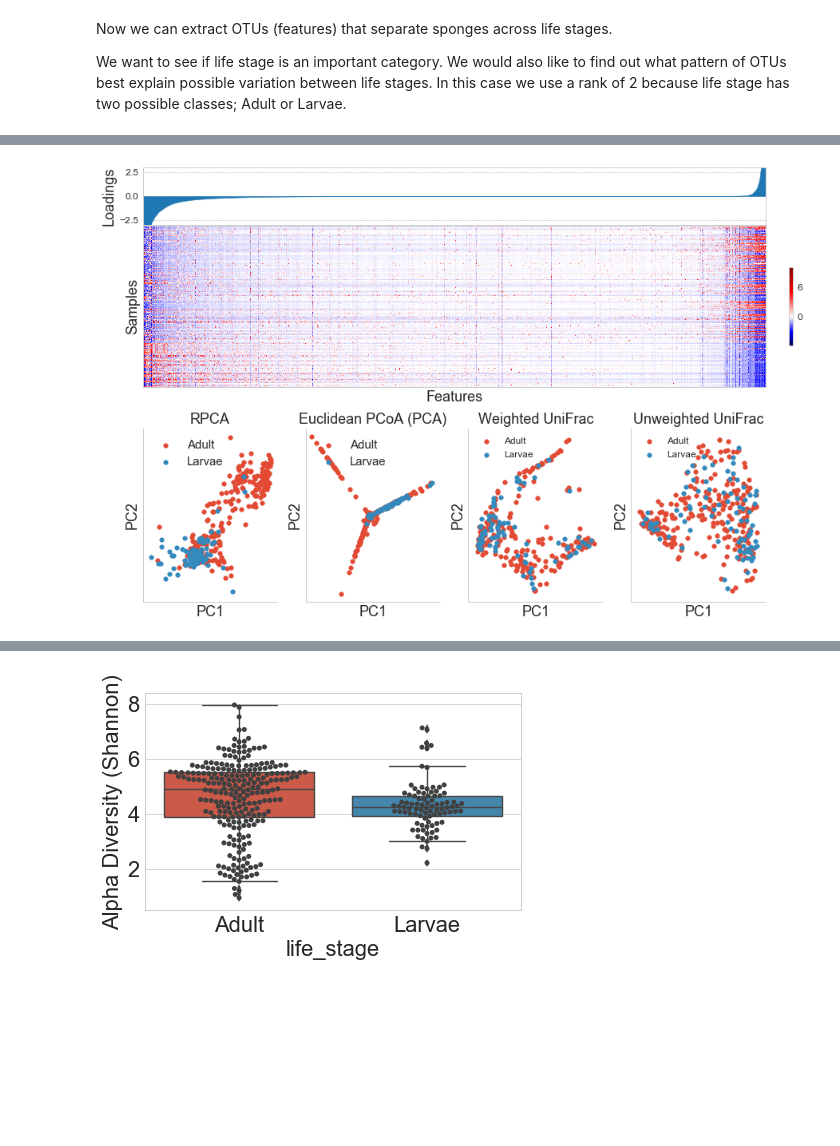
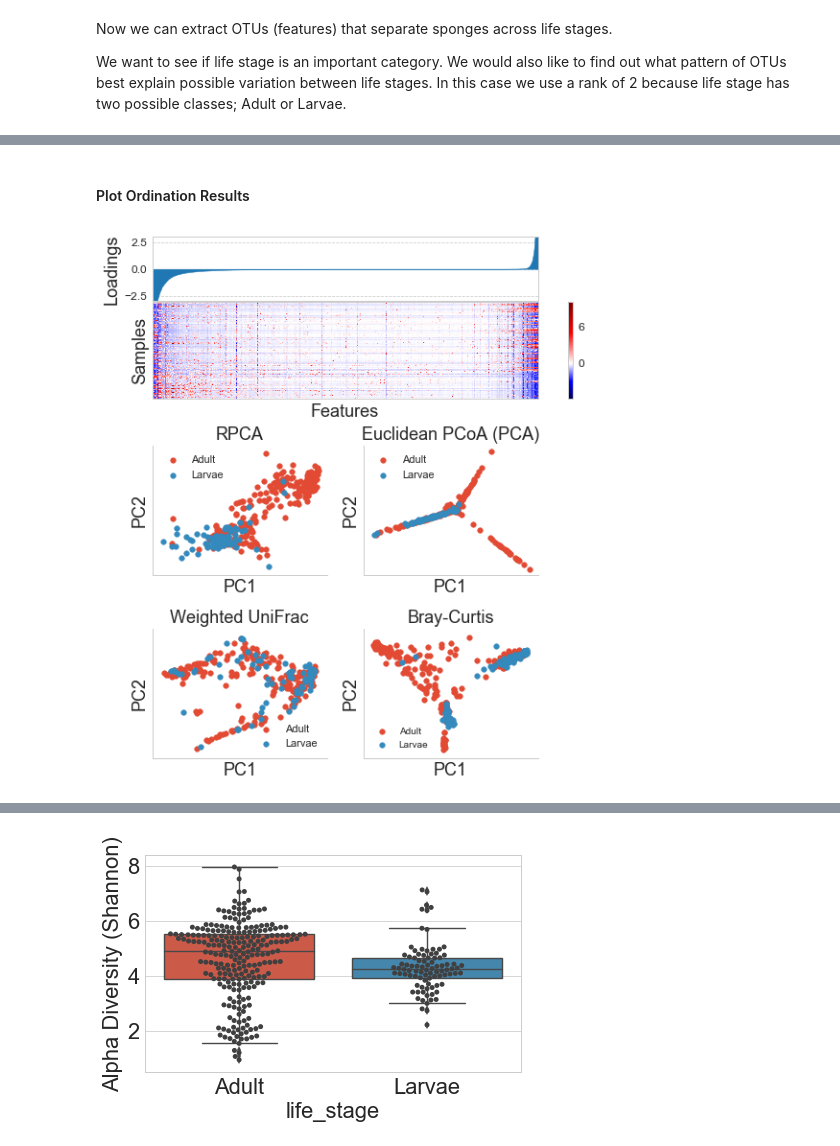
Before and after one commit to biocore/DEICODE, a Jupyter notebook: Examples/sponge_biom.ipynb, the cells around one changed output, grey strips where cells are left out. Cells and saved outputs as stored; diff of their text form; code cells hidden in the pictures; blank space fills up the shorter version.

```diff
--- a/Examples/sponge_biom.ipynb
+++ b/Examples/sponge_biom.ipynb
@@ -52,7 +54,7 @@ from biom import load_table
 from gneiss.util import match
 
 # import observation data
-in_biom='data/sponge_table.biom' #import biom file
+in_biom='data/sponge/sponge_table.biom' #import biom file
 table = load_table(in_biom)
 sample_filter = lambda val, id_, md: sum(val) > 500
 table = table.filter(sample_filter, axis='sample')
@@ -67,7 +69,7 @@ taxonomy.columns=['kingdom', 'phylum', 'class', 'order',
 taxonomy['taxonomy'] = taxonomy[taxonomy.columns].apply(lambda x: ';'.join(x), axis=1)
 
 #mapping import
-map_file='data/sponge_mapping.txt' #import metadata
+map_file='data/sponge/sponge_mapping.txt' #import metadata
 mappingdf= pd.read_table('%s'%map_file, index_col=0,low_memory=False)
 
 #match the tables
@@ -78,22 +80,17 @@ Now we can extract OTUs (features) that separate sponges across life stages.
 We want to see if life stage is an important category. We would also like to find out what pattern of OTUs best explain possible variation between life stages. In this case we use a rank of 2 because life stage has two possible classes; Adult or Larvae.
 # %%
 table_norm=rclr(center=False).fit_transform(otutabledf.copy())
-opt=OptSpace(rank=2,iteration=5,tol=1e-1).fit(table_norm)
-solution=opt.transform()
-solution_inv=inverse_rclr().fit_transform(solution)
-
-completedf=pd.DataFrame(solution_inv,index=otutabledf.index
-                        ,columns=otutabledf.columns)
+opt=OptSpace(rank=2,iteration=5,tol=1e-5).fit(table_norm)
 sample_loading=pd.DataFrame(opt.sample_weights,index=otutabledf.index)
 feature_loading=pd.DataFrame(opt.feature_weights,index=otutabledf.columns)
 
-method='euclidean'
-raw_uni=pd.read_table('data/normalized_weighted_unifrac.tsv',index_col=0)
-raw_uni_un=pd.read_table('data/unweighted_unifrac.tsv',index_col=0)
-raw_res = pcoa(DistanceMatrix(pdist(otutabledf.as_matrix(), method),
+raw_res = pcoa(DistanceMatrix(pdist(otutabledf.as_matrix(), 'euclidean'),
+                              list(otutabledf.index)))
+bray_pcoa = pcoa(DistanceMatrix(pdist(otutabledf.as_matrix(), 'braycurtis'),
                               list(otutabledf.index)))
 
 #save values to df
 feature_loading = feature_loading.sort_values(by=0)
 life_stage = mappingdf['life_stage'].sort_values()
 sample_loading = sample_loading.rename(columns={0: 'PC1', 1: 'PC2'})
+sample_loading.head(5)
@@ -100,3 +142,5 @@ sample_loading = sample_loading.rename(columns={0: 'PC1', 1: 'PC2'})
+# %% [markdown]
+#### Plot Ordination Results
 # %%
 def plot_lifestage(samples, md, ax):
     """
@@ -141,16 +185,16 @@ class MidpointNormalize(colors.Normalize):
         return np.ma.masked_array(np.interp(value, x, y))
 
 
-fig = plt.figure(figsize=(13, 10), facecolor='white')
-gs = gridspec.GridSpec(75, 120)
-ax_map = plt.subplot(gs[10:38, :115])
-ax_bar = plt.subplot(gs[0:10, :115])
-ax_cbar = plt.subplot(gs[10:38, 115:])
+fig = plt.figure(figsize=(7, 10), facecolor='white')
+gs = gridspec.GridSpec(80, 60)
+ax_map = plt.subplot(gs[10:25, :55])
+ax_bar = plt.subplot(gs[0:10, :55])
+ax_cbar = plt.subplot(gs[10:25, 55:])
 
-ax_raw_complete = plt.subplot(gs[45:, :25])
-ax_raw_bray = plt.subplot(gs[45:, 30:55])
-ax_raw_uni = plt.subplot(gs[45:, 60:85])
-ax_raw_uni_un = plt.subplot(gs[45:, 90:115])
+ax_raw_complete = plt.subplot(gs[32:52, :25])
+ax_raw_bray = plt.subplot(gs[32:52, 30:55])
+ax_raw_uni = plt.subplot(gs[60:80, :25])
+ax_raw_uni_un = plt.subplot(gs[60:80, 30:55])
 
 ind = np.arange(feature_loading.shape[0])
 ax_bar.stackplot(ind, feature_loading[0],color='#1f78b4',alpha=1)
@@ -164,44 +208,48 @@ ax_bar.set_ylabel('Loadings', fontsize=18)
 ax_bar.tick_params(labelsize=12)
 
 sorted_df = otutabledf.reindex(index=life_stage.index, columns=feature_loading.index)
-sorted_df = sorted_df.loc[:, sorted_df.sum(axis=0) > 50]
+sorted_df = sorted_df.loc[:, sorted_df.sum(axis=0) > 50] #make clusters more evident
 img = ax_map.imshow(clr(centralize(sorted_df+1)), aspect='auto',
                     norm=MidpointNormalize(midpoint=0.),
                     interpolation='nearest', cmap='seismic')
+
 ax_map.set_xticks([])
 ax_map.set_yticks([])
 ax_map.set_xlabel('Features', fontsize=18)
 ax_map.set_ylabel('Samples', fontsize=18)
 ax_map.grid()
 
 cbar = fig.colorbar(img, ax=ax_cbar)
 cbar.ax.tick_params(labelsize=12)
 tick_locator = ticker.MaxNLocator(nbins=3)
 cbar.locator = tick_locator
 cbar.update_ticks()
 ax_cbar.grid()
 ax_cbar.set_xticks([])
 ax_cbar.set_yticks([])
 ax_cbar.axis('off')
-
 ax_cbar.grid()
 ax_cbar.set_xticks([])
 ax_cbar.set_yticks([])
 
+# get pcoa for unifrac
+unifrac_weighted_pcoa=pcoa(unifrac_weighted_dist).samples
+unifrac_weighted_pcoa.index=list(mappingdf.index)
+
 ax_raw_complete = plot_lifestage(sample_loading, mappingdf, ax_raw_complete)
 ax_raw_bray = plot_lifestage(raw_res.samples, mappingdf, ax_raw_bray)
-ax_raw_uni = plot_lifestage(raw_uni, mappingdf, ax_raw_uni)
-ax_raw_uni_un = plot_lifestage(raw_uni_un, mappingdf, ax_raw_uni_un)
+ax_raw_uni = plot_lifestage(unifrac_weighted_pcoa, mappingdf, ax_raw_uni)
+ax_raw_uni_un = plot_lifestage(bray_pcoa.samples, mappingdf, ax_raw_uni_un)
 ax_raw_uni.set_title('Weighted UniFrac', fontsize=18)
-ax_raw_uni_un.set_title('Unweighted UniFrac', fontsize=18)
+ax_raw_uni_un.set_title('Bray-Curtis', fontsize=18)
 ax_raw_complete.set_title('RPCA', fontsize=18)
 ax_raw_bray.set_title('Euclidean PCoA (PCA)', fontsize=18)
-ax_raw_complete.legend(loc=2,prop={'size':15})
-ax_raw_bray.legend(loc=2,prop={'size':15})
-ax_raw_uni.legend(loc=2,prop={'size':12})
-ax_raw_uni_un.legend(loc=2,prop={'size':12})
+ax_raw_complete.legend(loc='best',prop={'size':11})
+ax_raw_bray.legend(loc='best',prop={'size':11})
+ax_raw_uni.legend(loc='best',prop={'size':11})
+ax_raw_uni_un.legend(loc='best',prop={'size':10})
 
-fig.savefig('figures/figure3a.png',dpi=300, bbox_inches='tight',facecolor='white')
+fig.savefig('figures/figure3A.png',dpi=300, bbox_inches='tight',facecolor='white')
 plt.show()
 # %% [output]
-[figure, old version]
+[figure, new version]
```
Also changed, not shown: parts of 10 cells of this notebook, 23 other files.
